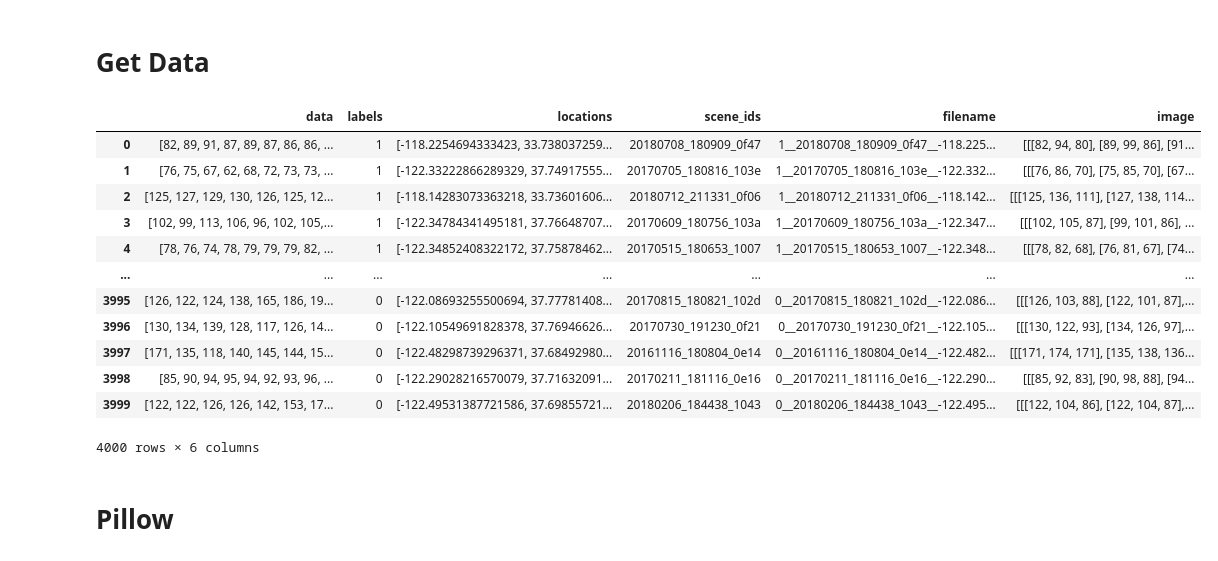
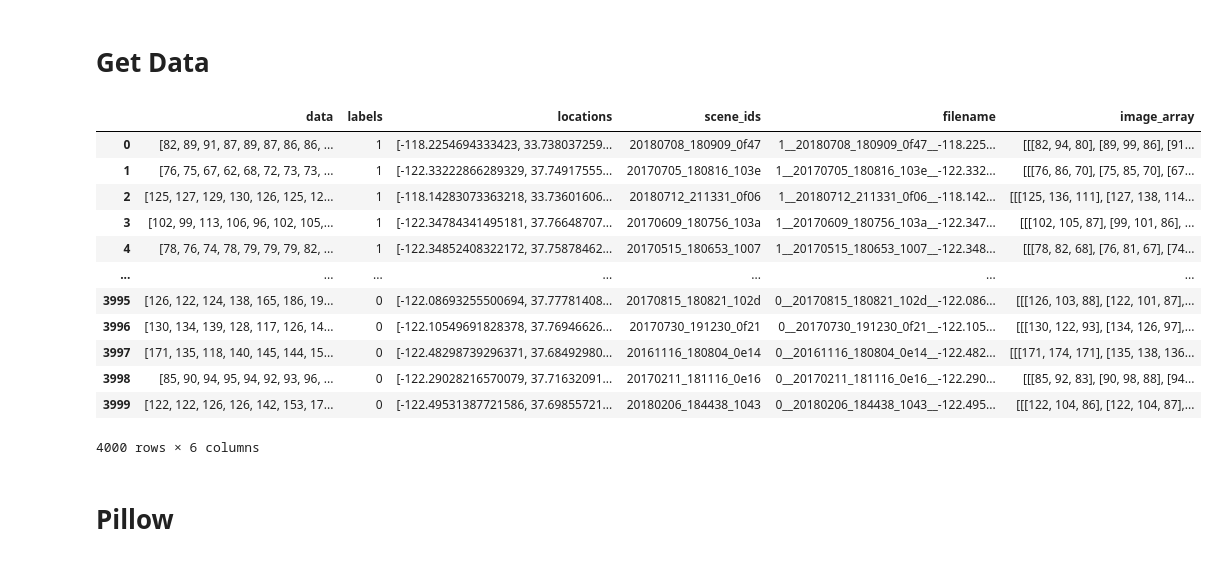
Before and after one commit to harrisonized/ships-in-satellite-imagery, a Jupyter notebook: 01-import-image.ipynb, the cells around one changed output. Drawn from its saved outputs; the diff is of its cells as text; code cells hidden in the pictures.

```diff
--- a/import-image.ipynb
+++ b/01-import-image.ipynb
@@ -10,16 +10,16 @@ import matplotlib.pyplot as plt
 # %%
 shipsnet_df = pd.read_json('data/shipsnet.json')
 shipsnet_df['filename'] = shipsnet_df.apply(
     lambda x: f"{x['labels']}__{x['scene_ids']}__{x['locations'][0]}_{x['locations'][1]}",
     axis=1
 )
 n_colors, height, width = 3, 80, 80
-shipsnet_df['image'] = shipsnet_df['data'].apply(
-    lambda x: np.reshape(x, [n_colors, height, width]).swapaxes(0, 1).swapaxes(1, 2)
+shipsnet_df['image_array'] = shipsnet_df['data'].apply(
+    lambda x: np.reshape(x, [n_colors, height, width]).swapaxes(0, 1).swapaxes(1, 2)  # flat_image_to_array
 )
 shipsnet_df
 # %% [output]
-|  | data | labels | locations | scene_ids | filename | image |
+|  | data | labels | locations | scene_ids | filename | image_array |
 | 0 | [82, 89, 91, 87, 89, 87, 86, 86, ... | 1 | [-118.2254694333423, 33.738037259... | 20180708_180909_0f47 | 1__20180708_180909_0f47__-118.225... | [[[82, 94, 80], [89, 99, 86], [91... |
 | 1 | [76, 75, 67, 62, 68, 72, 73, 73, ... | 1 | [-122.33222866289329, 37.74917555... | 20170705_180816_103e | 1__20170705_180816_103e__-122.332... | [[[76, 86, 70], [75, 85, 70], [67... |
 | 2 | [125, 127, 129, 130, 126, 125, 12... | 1 | [-118.14283073363218, 33.73601606... | 20180712_211331_0f06 | 1__20180712_211331_0f06__-118.142... | [[[125, 136, 111], [127, 138, 114... |
```
Also changed, not shown: 2 other files.
